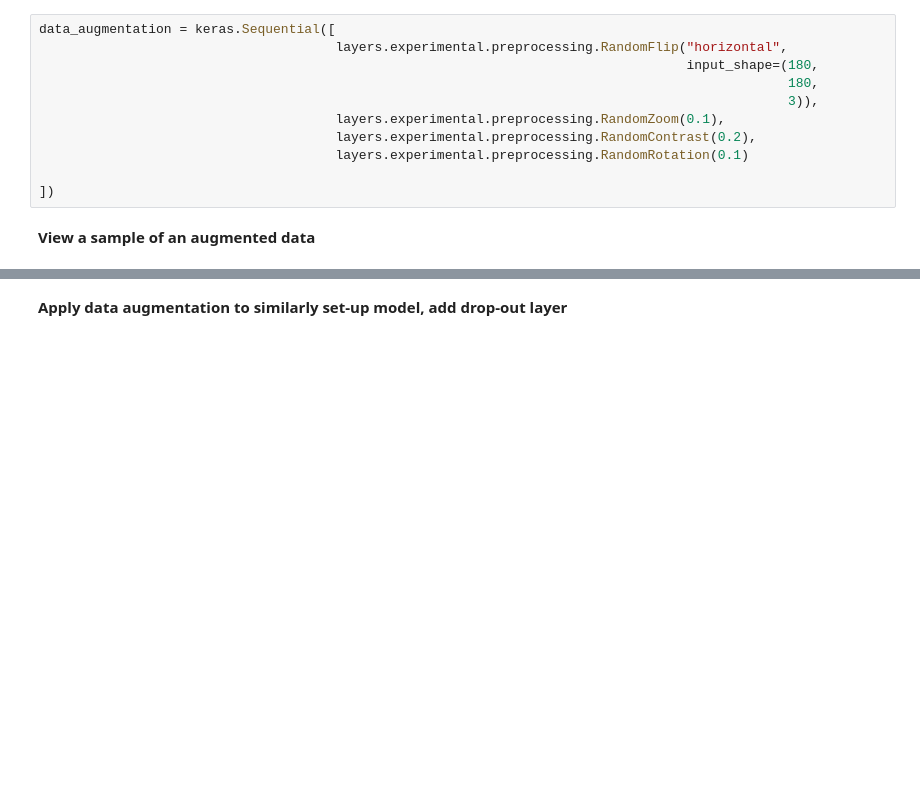
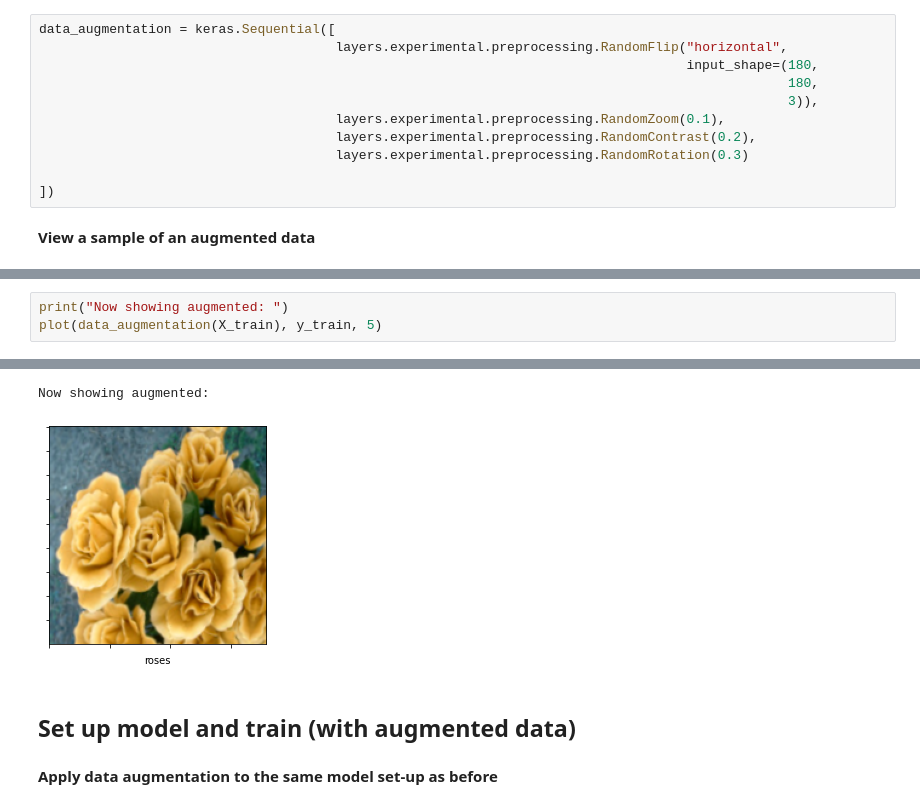
Before and after one commit to 4ndrelim/DeepLearningCNNConcepts, a Jupyter notebook: data-augmentation.ipynb, the cells around one changed output, grey strips where cells are left out. Drawn from its saved outputs; the diff is of its cells as text; blank space fills up the shorter version.

```diff
--- a/data-augmentation.ipynb
+++ b/data-augmentation.ipynb
@@ -149,7 +183,7 @@ data_augmentation = keras.Sequential([
                                                                                                 3)),
                                       layers.experimental.preprocessing.RandomZoom(0.1),
                                       layers.experimental.preprocessing.RandomContrast(0.2),
-                                      layers.experimental.preprocessing.RandomRotation(0.1)
+                                      layers.experimental.preprocessing.RandomRotation(0.3)
 
 ])
 # %% [markdown]
@@ -161,0 +197,4 @@ plt.imshow(data_augmentation(X)[0].numpy().astype('uint8'))
+# %%
+print("Now showing augmented: ")
+plot(data_augmentation(X_train), y_train, 5)
+# %% [output]
@@ -162,5 +202,9 @@ plt.imshow(data_augmentation(X)[0].numpy().astype('uint8'))
+Now showing augmented:
+[figure, added]
+# %% [markdown]
+## Set up model and train (with augmented data)
 # %% [markdown]
-**Apply data augmentation to similarly set-up model, add drop-out layer**
+**Apply data augmentation to the same model set-up as before**
 # %%
 cnn = Sequential([
                   data_augmentation,
```
Also changed, not shown: parts of 43 cells of this notebook.
